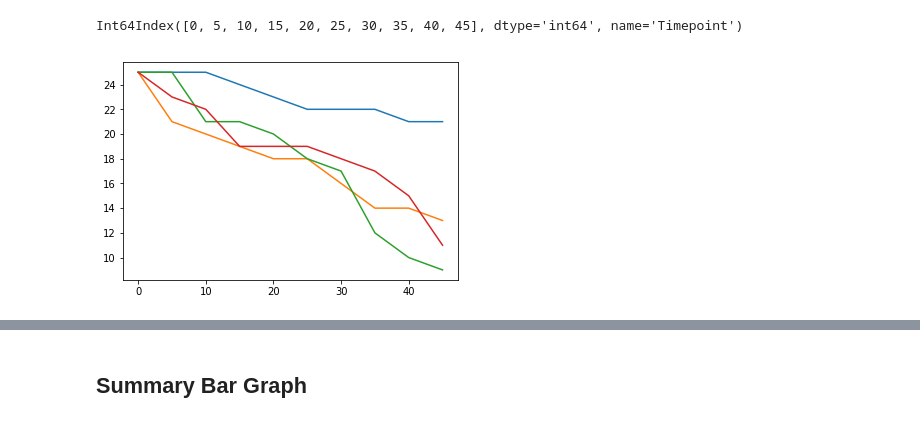
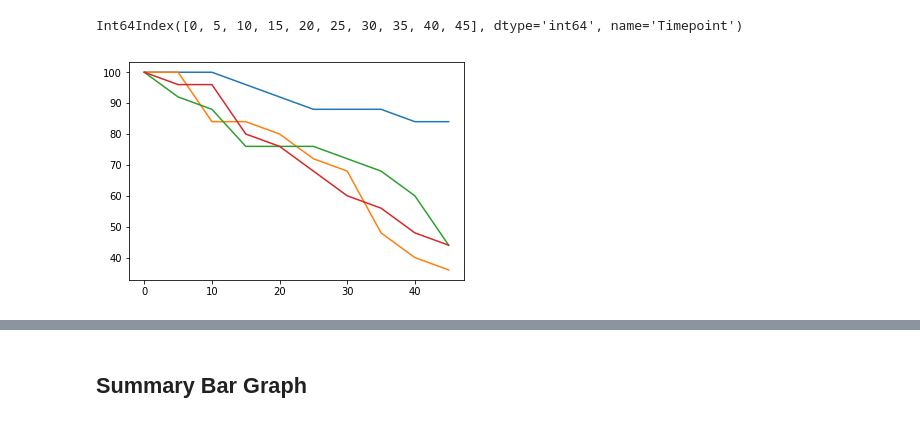
Before and after one commit to paul-data-science/HW5, a Jupyter notebook: pymaceuticals_starter-PAULAGv2.ipynb, the cells around one changed output, grey strips where cells are left out. Drawn from its saved outputs; the diff is of its cells as text; code cells hidden in the pictures.

```diff
--- a/pymaceuticals_starter-PAULAGv2.ipynb
+++ b/pymaceuticals_starter-PAULAGv2.ipynb
@@ -4,6 +4,7 @@
 import matplotlib.pyplot as plt
 import pandas as pd
 import numpy as np
+
 
 # Hide warning messages in notebook
 import warnings
@@ -13,16 +14,15 @@ warnings.filterwarnings('ignore')
 mouse_drug_data_to_load = "data/mouse_drug_data.csv"
 clinical_trial_data_to_load = "data/clinicaltrial_data.csv"
 
+
+# Compare the following drugs
+drug_list=['Capomulin', 'Infubinol', 'Ketapril', 'Placebo']
+
 # Read the Mouse and Drug Data and the Clinical Trial Data
 mouse_drug_data=pd.read_csv(mouse_drug_data_to_load, low_memory=False)
 clinical_trial_data=pd.read_csv(clinical_trial_data_to_load, low_memory=False)
 
-# We combine the data into a single dataset
-# We take a look at both data sets to see where to join them
-#print(mouse_drug_data.head())
-#print(clinical_trial_data.head())
-
-# Combine the data into a single dataset
+# Combine the data into a single dataset, left merge on Mouse ID
 clinical_drug_trial_df=pd.merge(clinical_trial_data, mouse_drug_data, how='left', on='Mouse ID')
 
 
@@ -140,17 +132,11 @@ Int64Index([0, 5, 10, 15, 20, 25, 30, 35, 40, 45], dtype='int64', name='Timepoin
 fig, ax=plt.subplots()
 mtv_df=mean_tumor_volume_df_pivot
 stv_df=stem_tumor_volume_df_pivot
+
 mtv_timepoint=mtv_df.index
+for drug in drug_list:
+    plt.plot(mtv_timepoint, mtv_df[drug])
+    ax.errorbar(mtv_timepoint, mtv_df[drug], yerr=stv_df[drug])
 
-plt.plot(mtv_timepoint, mtv_df['Capomulin'])
-plt.plot(mtv_timepoint, mtv_df['Ceftamin'])
-plt.plot(mtv_timepoint, mtv_df['Infubinol'])
-plt.plot(mtv_timepoint, mtv_df['Ketapril'])
-
-# Error Bars
-ax.errorbar(mtv_timepoint, mtv_df['Capomulin'], yerr=stv_df['Capomulin'])
-ax.errorbar(mtv_timepoint, mtv_df['Ceftamin'], yerr=stv_df['Ceftamin'])
-ax.errorbar(mtv_timepoint, mtv_df['Infubinol'], yerr=stv_df['Infubinol'])
-ax.errorbar(mtv_timepoint, mtv_df['Ketapril'], yerr=stv_df['Ketapril'])
 # Save the Figure
 # %% [output]
@@ -252,16 +233,11 @@ mms_df=mean_met_sites_df_pivot
 sms_df=sem_met_sites_df_pivot
 
 mms_timepoint=mms_df.index
-plt.plot(mms_timepoint, mms_df['Capomulin'])
-plt.plot(mms_timepoint, mms_df['Ceftamin'])
-plt.plot(mms_timepoint, mms_df['Infubinol'])
-plt.plot(mms_timepoint, mms_df['Ketapril'])
+for drug in drug_list:
+    plt.plot(mms_timepoint, mms_df[drug])
+    ax.errorbar(mms_timepoint, mms_df[drug], yerr=sms_df[drug])
 
-# Error Bars
-ax.errorbar(mms_timepoint, mms_df['Capomulin'], yerr=sms_df['Capomulin'])
-ax.errorbar(mms_timepoint, mms_df['Ceftamin'], yerr=sms_df['Ceftamin'])
-ax.errorbar(mms_timepoint, mms_df['Infubinol'], yerr=sms_df['Infubinol'])
-ax.errorbar(mms_timepoint, mms_df['Ketapril'], yerr=sms_df['Ketapril'])
+
 # Save the Figure
 
 # Show the Figure
@@ -314,18 +289,16 @@ Int64Index([0, 5, 10, 15, 20, 25, 30, 35, 40, 45], dtype='int64', name='Timepoin
 # %%
 # Generate the Plot (Accounting for percentages)
 
 mice_cnt_timepoint=mice_cnt_df_pivot.index
 
-plt.plot(mice_cnt_timepoint, mice_cnt['Capomulin'])
-plt.plot(mice_cnt_timepoint, mice_cnt['Ceftamin'])
-plt.plot(mice_cnt_timepoint, mice_cnt['Infubinol'])
-plt.plot(mice_cnt_timepoint, mice_cnt['Ketapril'])
+for drug in drug_list:
+    plt.plot(mice_cnt_timepoint, (mice_cnt_df_pivot[drug]/mice_cnt_df_pivot[drug].max()*100))
 
 # Save the Figure
 
 # Show the Figure
 plt.show()
 # %% [output]
-[figure, old version]
+[figure, new version]
 # %%
 print(mtv_df.index)
```
Also changed, not shown: parts of 6 cells of this notebook.
